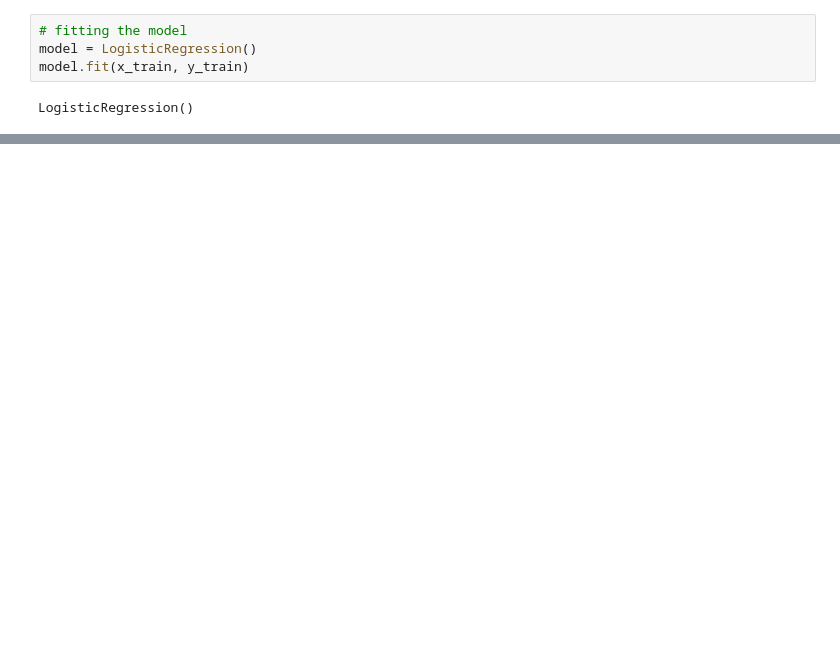
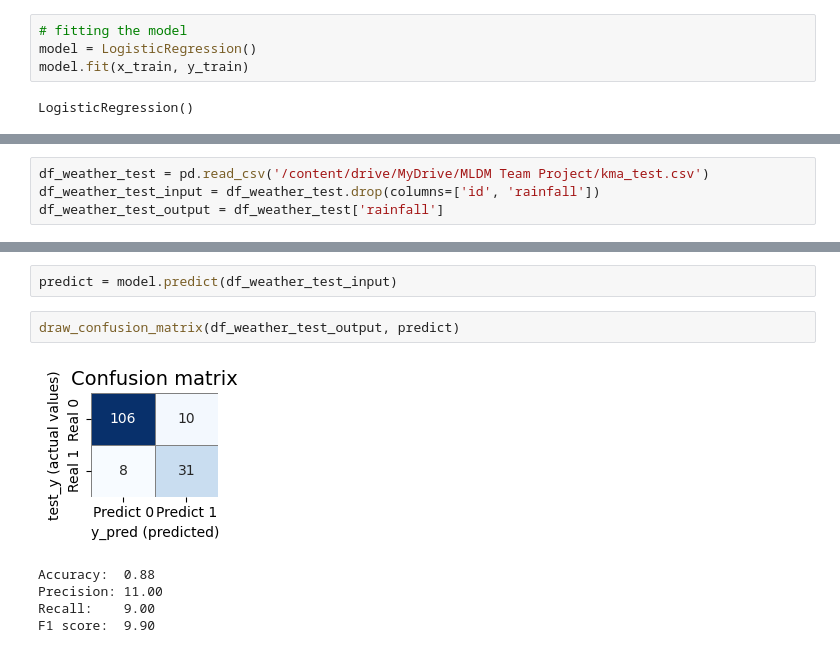
Before and after one commit to Aureleee/TeamProj_ML, a Jupyter notebook: LR/logistic.ipynb, the cells around one changed output, grey strips where cells are left out. Saved outputs shown, nothing was run; the diff lists cells and outputs as text; blank space fills up the shorter version.

```diff
--- a/LR/logistic.ipynb
+++ b/LR/logistic.ipynb
@@ -126,0 +187,4 @@ res = df_weather_test_output = pd.read_csv('/content/sample_submission.csv').dro
+# %%
+df_weather_test = pd.read_csv('/content/drive/MyDrive/MLDM Team Project/kma_test.csv')
+df_weather_test_input = df_weather_test.drop(columns=['id', 'rainfall'])
+df_weather_test_output = df_weather_test['rainfall']
@@ -127 +212,11 @@ res = df_weather_test_output = pd.read_csv('/content/sample_submission.csv').dro
+# %%
+predict = model.predict(df_weather_test_input)
+# %%
+draw_confusion_matrix(df_weather_test_output, predict)
+# %% [output]
+[figure, added]
+Accuracy:  0.88
+Precision: 11.00
+Recall:    9.00
+F1 score:  9.90
 # %%
```
Also changed, not shown: parts of 21 cells of this notebook.
